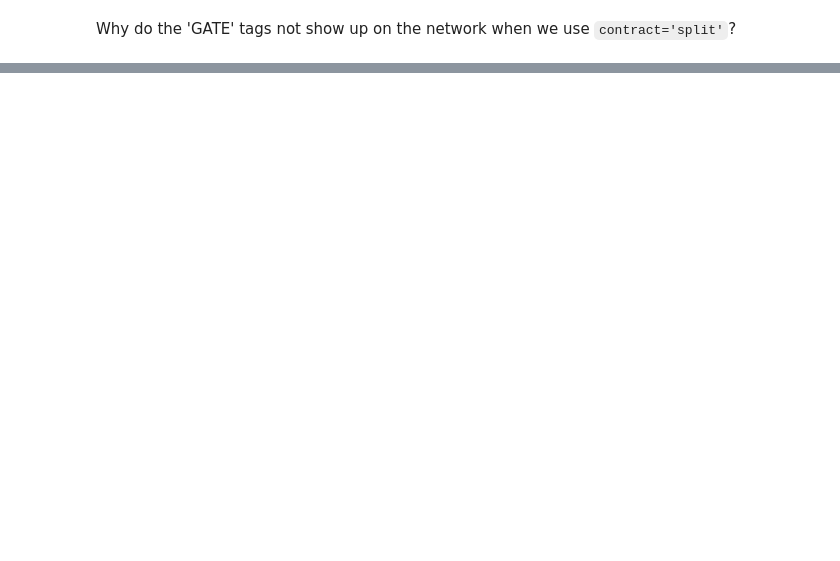
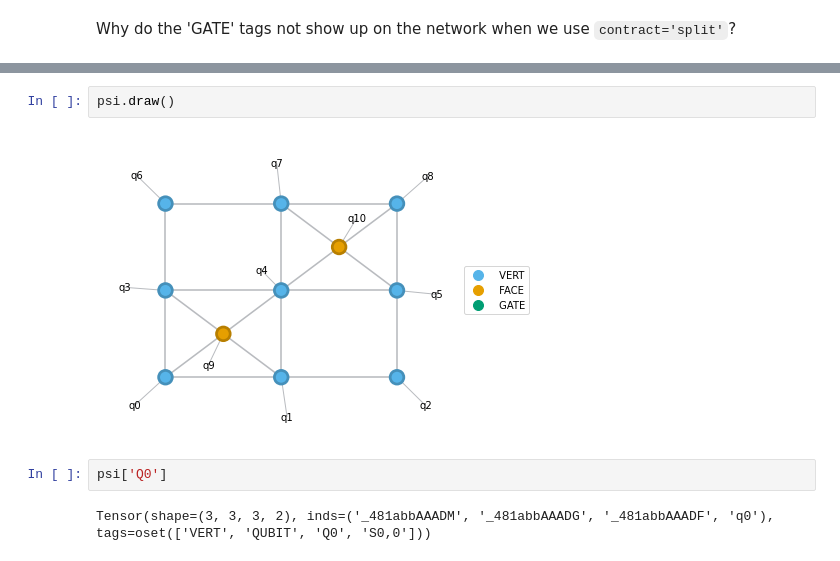
Before and after one commit to gabrielwoolls/fermion-encoding, a Jupyter notebook: Examples-Testing.ipynb, the cells around one changed output, grey strips where cells are left out. Saved outputs shown, nothing was run; the diff lists cells and outputs as text; blank space fills up the shorter version.

```diff
--- a/Examples-Testing.ipynb
+++ b/Examples-Testing.ipynb
@@ -524,0 +571,8 @@ Gpsi_0.vec_to_dense().H @ psi.vec_to_dense()
+# %%
+psi.draw()
+# %% [output]
+[figure, added]
+# %%
+psi['Q0']
+# %% [output]
+Tensor(shape=(3, 3, 3, 2), inds=('_481abbAAADM', '_481abbAAADG', '_481abbAAADF', 'q0'), tags=oset(['VERT', 'QUBIT', 'Q0', 'S0,0']))
```
Also changed, not shown: parts of 20 cells of this notebook, 2 other files.
